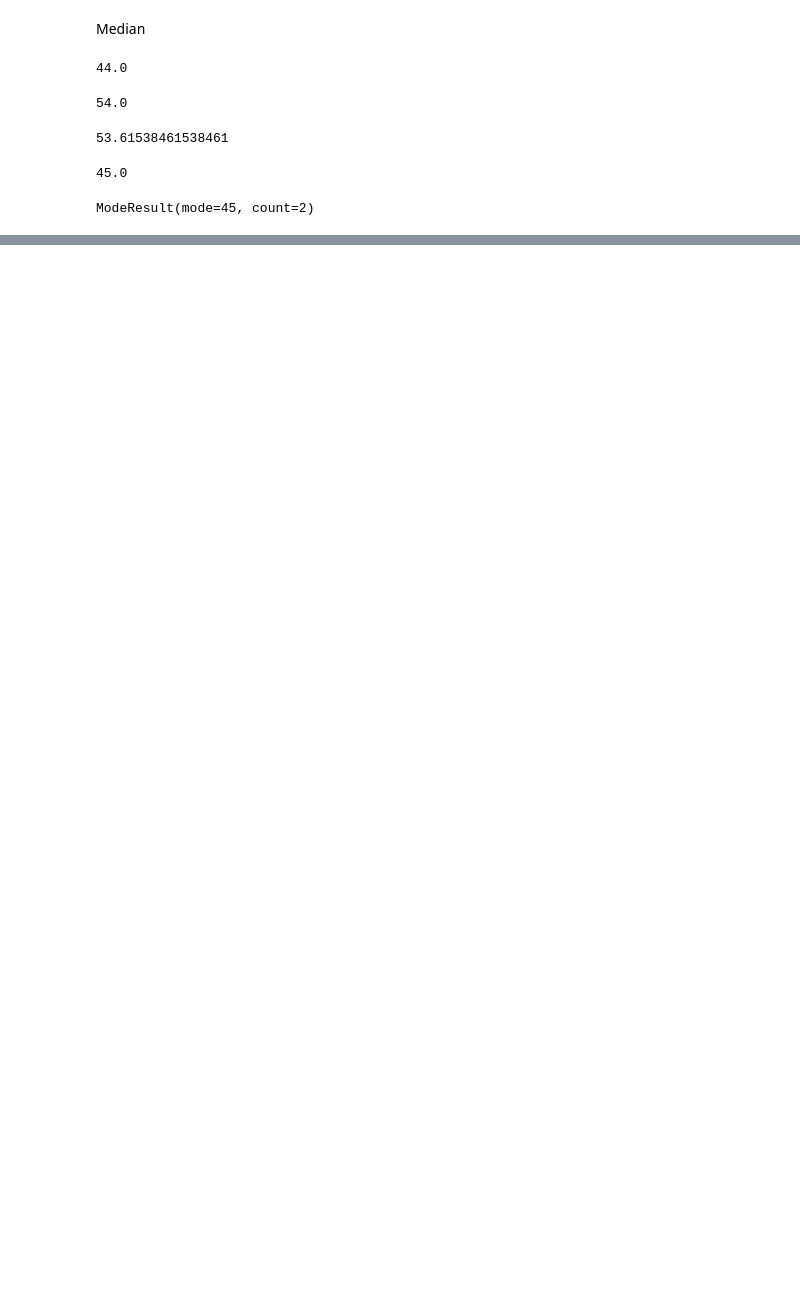
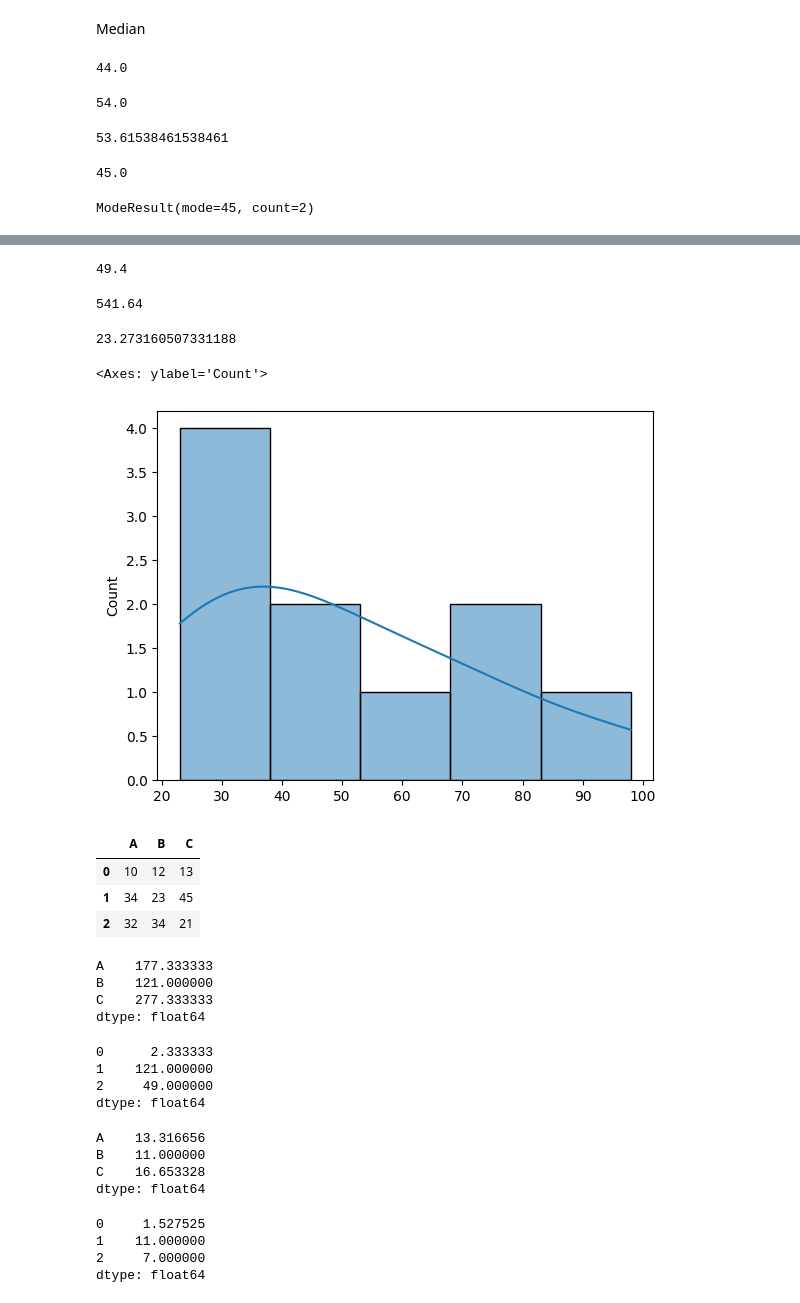
Before and after one commit to sankritapatel6960/Notes, a Jupyter notebook: Measure_Of_Central_Tendency_Statistics.ipynb, the cells around one changed output, grey strips where cells are left out. Cells and saved outputs as stored; diff of their text form; code cells hidden in the pictures; blank space fills up the shorter version.

```diff
--- a/Measure_Of_Central_Tendency_Statistics.ipynb
+++ b/Measure_Of_Central_Tendency_Statistics.ipynb
@@ -59,0 +62,2 @@ ModeResult(mode=45, count=2)
+# %%
+ages_list = [23, 43, 23, 56, 74, 32, 68, 98, 45, 32]
@@ -59,0 +66,18 @@ ModeResult(mode=45, count=2)
+# %%
+np.mean(ages_list)
+# %% [output]
+49.4
+# %%
+np.var(ages_list)
+# %% [output]
+541.64
+# %%
+np.std(ages_list)
+# %% [output]
+23.273160507331188
+# %%
+import seaborn as sns
+sns.histplot(ages_list, kde=True)
+# %% [output]
+<Axes: ylabel='Count'>
+[figure, added]
@@ -59,0 +90,35 @@ ModeResult(mode=45, count=2)
+# %%
+df.head()
+# %% [output]
+|  | A | B | C |
+| 0 | 10 | 12 | 13 |
+| 1 | 34 | 23 | 45 |
+| 2 | 32 | 34 | 21 |
+# %%
+df.var()
+# %% [output]
+A    177.333333
+B    121.000000
+C    277.333333
+dtype: float64
+# %%
+df.var(axis=1)
+# %% [output]
+0      2.333333
+1    121.000000
+2     49.000000
+dtype: float64
+# %%
+df.std()
+# %% [output]
+A    13.316656
+B    11.000000
+C    16.653328
+dtype: float64
+# %%
+df.std(axis=1)
+# %% [output]
+0     1.527525
+1    11.000000
+2     7.000000
+dtype: float64
```
Also changed, not shown: parts of 36 cells of this notebook.
